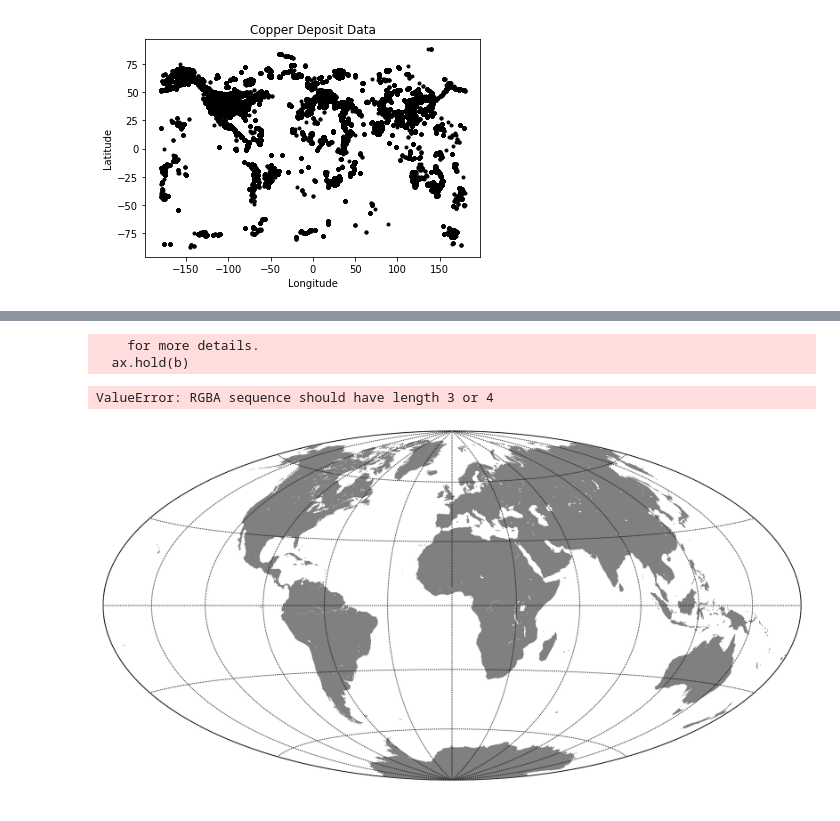
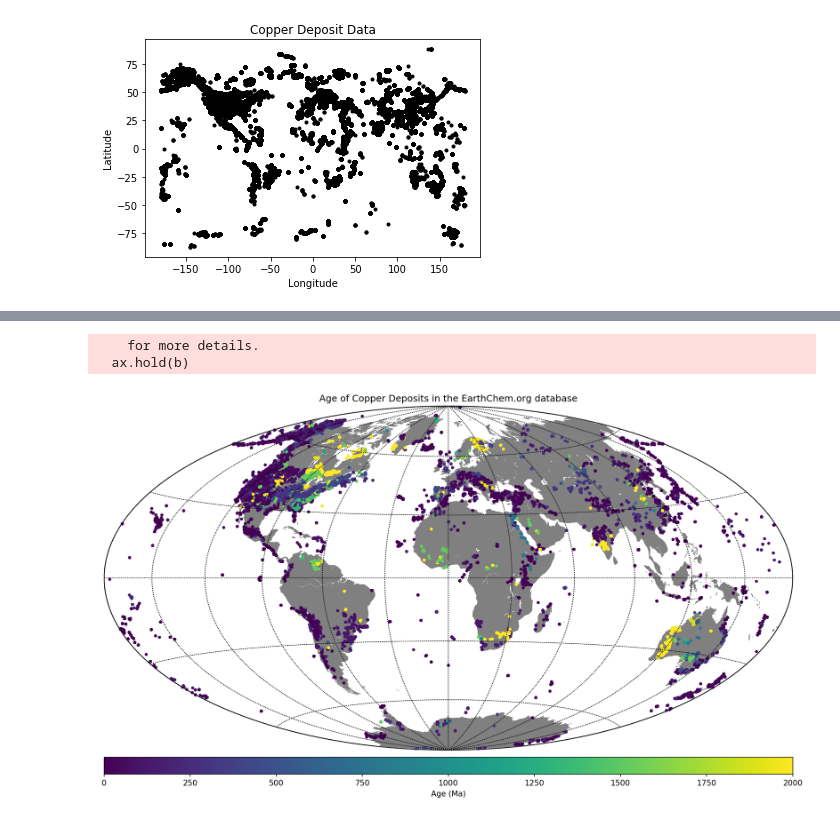
Before and after one commit to natbutter/AGCC_pyforgeo, a Jupyter notebook: examples/Intro_Python_Geo.ipynb, the cells around one changed output, grey strips where cells are left out. Drawn from its saved outputs; the diff is of its cells as text; code cells hidden in the pictures.

```diff
--- a/examples/Intro_Python_Geo.ipynb
+++ b/examples/Intro_Python_Geo.ipynb
@@ -169,40 +189,45 @@ plt.show()
 # %%
 #Let's make a nicer map
 
 #Import another module called Basemap - great for plotting things on globes
 from mpl_toolkits.basemap import Basemap
 from sklearn import preprocessing
 
-
-
 #Make new variables from our array (so it is easier to see what we are doing)
 lats=cudata4[:,0]
 longs=cudata4[:,1]
-age=sklearn.preprocessing.normalize(cudata3[:,2])
-cu=cudata3[:,3]
+age=cudata4[:,2]
+
+#######
+## Make the figure
+#######
 
 #Create a figure object
 fig = plt.figure(figsize=(16,12),dpi=150)
 
-#Make the basemap, colour it and put down some other map symbols
+#Make the basemap, shade it and put down some other map symbols
 pmap = Basemap(projection='hammer', lat_0=0, lon_0=0, #You can break loooong commands over multiple lines
            resolution='l')
 pmap.drawmapboundary(fill_color='white')
 pmap.fillcontinents(color='grey', lake_color='white', zorder=0)
 pmap.drawmeridians(numpy.arange(0, 360, 30))
 pmap.drawparallels(numpy.arange(-90, 90, 30))
 
-#Create the array we are plotting
+#compute native map projection coordinates of lat/lon grid.
 xh, yh = pmap(longs, lats)
-#Make a scatter plot of the data coloured by age
-l1 = pmap.scatter(xh,yh,c=age)
-#l1 = pmap.scatter(xh, yh, 5, marker='.', c=cu,
-#              edgecolor='none', vmin=0, vmax=200)
-#pmap.colorbar(l1,location='bottom',pad="5%")
-plt.title('Age (Ma)')
+
+#Make a scatter plot of the data coloured by age. Restrict the colour range between 0 and 2000
+#And also set the 'plot' as a variable so we can reference it
+mapscat = pmap.scatter(xh,yh,marker=".",c=age,vmin=0,vmax=2000)
+
+#Add a colourbar,
+cbar=pmap.colorbar(mapscat,location='bottom')
+cbar.set_label('Age (Ma)')
+
+# Add a map title, and tell the figure to appear on screen
+plt.title('Age of Copper Deposits in the EarthChem.org database')
 plt.show()
 # %% [output]
     for more details.
   ax.hold(b)
-ValueError: RGBA sequence should have length 3 or 4
-[figure, old version]
+[figure, new version]
```
Also changed, not shown: parts of 10 cells of this notebook.
